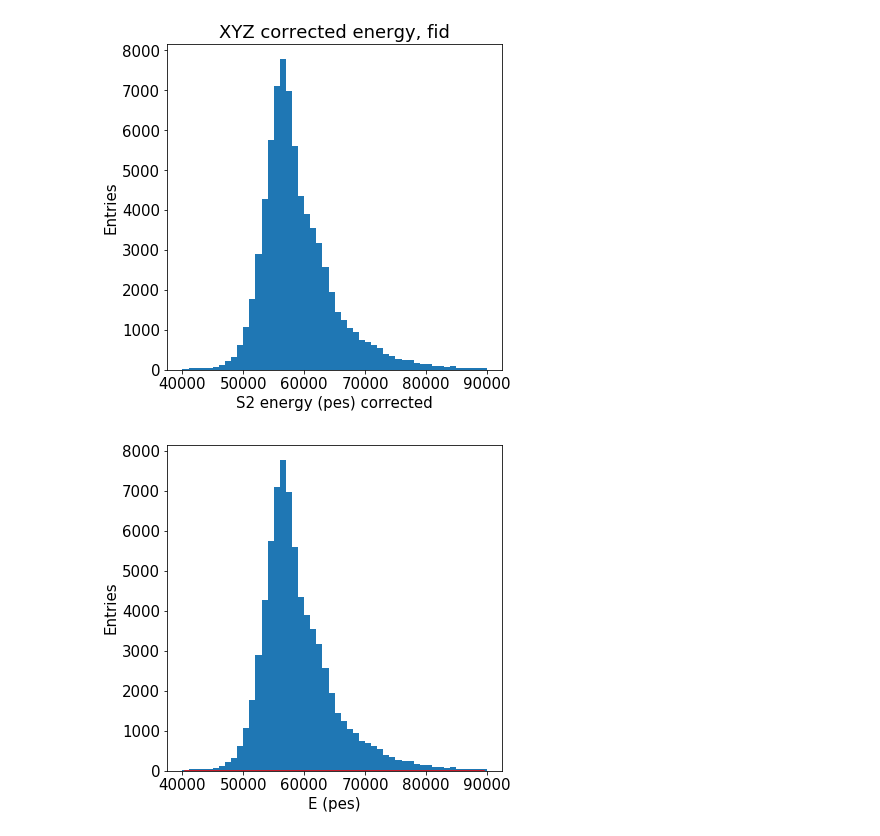
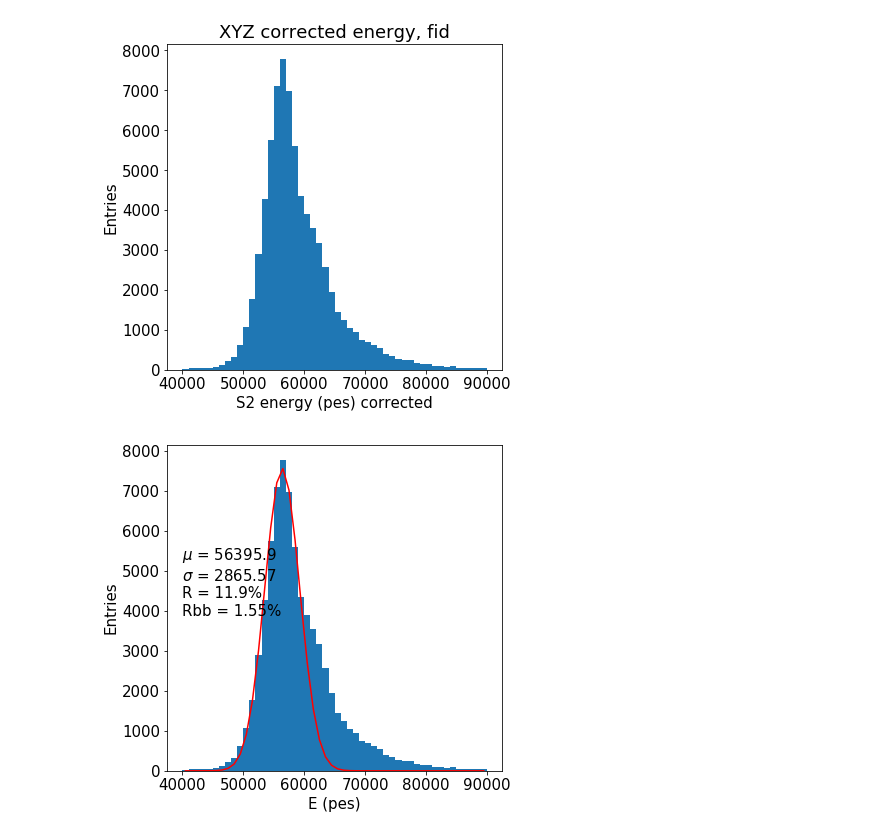
Before and after one commit to jmbenlloch/ICARO, a Jupyter notebook: icaro/Kryptonite/r3628-alphas-lifetime.ipynb, the cells around one changed output. Saved outputs shown, nothing was run; the diff lists cells and outputs as text; code cells hidden in the pictures.

```diff
--- a/icaro/Kryptonite/r3628-alphas-lifetime.ipynb
+++ b/icaro/Kryptonite/r3628-alphas-lifetime.ipynb
@@ -791,11 +791,11 @@ plt.title('XYZ corrected energy, fid')
 # %%
 y, x, _ = hist(Ecf, 50, Erange)
 
 x = x[:-1] + np.diff(x) * 0.5
-f = fitf.fit(fitf.gauss, x, y, (60e+3, 7e3, 5e2), fit_range=(55e+3,60e+3))
+f = fitf.fit(fitf.gauss, x, y, (1e6, 60e3, 5e2), fit_range=(55e+3,60e+3))
 plt.plot(x, f.fn(x), fitOpt)
-#plt.text(Erange[0], max(y)/2, gausstext(f.values))
+plt.text(Erange[0], max(y)/2, gausstext(f))
 
 labels("E (pes)", "Entries")
 # %% [output]
-[figure, old version]
+[figure, new version]
```
Also changed, not shown: parts of 3 cells of this notebook, 3 other files.
